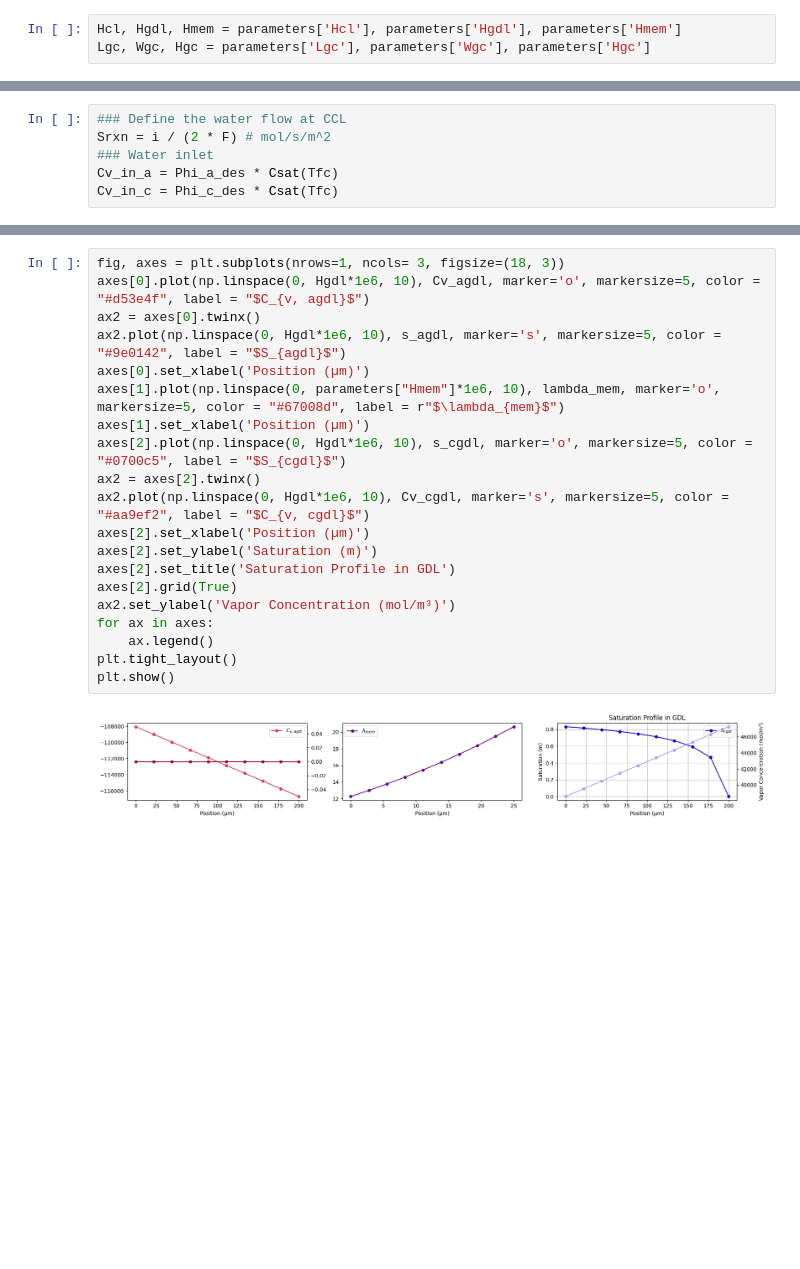
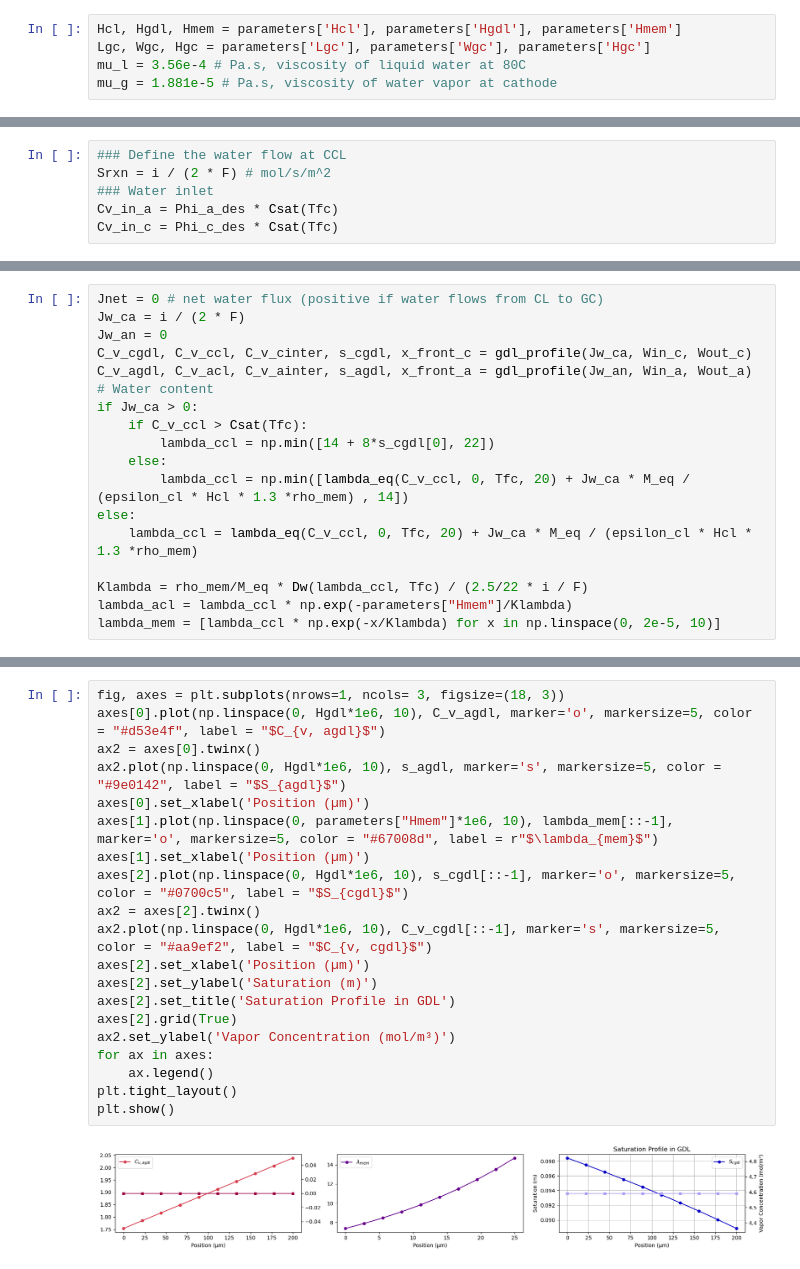
Before and after one commit to YuKwanH/DS-AlphaPEM, a Jupyter notebook: simulation/iteration_template.ipynb, the cells around one changed output, grey strips where cells are left out. Saved outputs shown, nothing was run; the diff lists cells and outputs as text; blank space fills up the shorter version.

```diff
--- a/simulation/iteration_template.ipynb
+++ b/simulation/iteration_template.ipynb
@@ -21,6 +21,8 @@ Project root path: d:\MFC2024
 # %%
 Hcl, Hgdl, Hmem = parameters['Hcl'], parameters['Hgdl'], parameters['Hmem']
 Lgc, Wgc, Hgc = parameters['Lgc'], parameters['Wgc'], parameters['Hgc']
+mu_l = 3.56e-4 # Pa.s, viscosity of liquid water at 80C
+mu_g = 1.881e-5 # Pa.s, viscosity of water vapor at cathode
 # %%
 Phi_a_des, Phi_c_des, Tfc = operating_inputs['Phi_a_des'], operating_inputs['Phi_c_des'], operating_inputs['Tfc']
 Pa_des, Pc_des = operating_inputs['Pa_des'], operating_inputs['Pc_des']
@@ -112,0 +154,18 @@ Jmem = 0.12933739657190366 , Jnet = 0
+# %%
+Jnet = 0 # net water flux (positive if water flows from CL to GC)
+Jw_ca = i / (2 * F)
+Jw_an = 0
+C_v_cgdl, C_v_ccl, C_v_cinter, s_cgdl, x_front_c = gdl_profile(Jw_ca, Win_c, Wout_c)
+C_v_agdl, C_v_acl, C_v_ainter, s_agdl, x_front_a = gdl_profile(Jw_an, Win_a, Wout_a)
+# Water content
+if Jw_ca > 0:
+    if C_v_ccl > Csat(Tfc):
+        lambda_ccl = np.min([14 + 8*s_cgdl[0], 22])
+    else:
+        lambda_ccl = np.min([lambda_eq(C_v_ccl, 0, Tfc, 20) + Jw_ca * M_eq / (epsilon_cl * Hcl * 1.3 *rho_mem) , 14])
+else:
+    lambda_ccl = lambda_eq(C_v_ccl, 0, Tfc, 20) + Jw_ca * M_eq / (epsilon_cl * Hcl * 1.3 *rho_mem)
+
+Klambda = rho_mem/M_eq * Dw(lambda_ccl, Tfc) / (2.5/22 * i / F)
+lambda_acl = lambda_ccl * np.exp(-parameters["Hmem"]/Klambda)
+lambda_mem = [lambda_ccl * np.exp(-x/Klambda) for x in np.linspace(0, 2e-5, 10)]
@@ -187,22 +213,22 @@ while abs(Jnet - Jmem) > 1e-4:
 # %%
 fig, axes = plt.subplots(nrows=1, ncols= 3, figsize=(18, 3))
-axes[0].plot(np.linspace(0, Hgdl*1e6, 10), Cv_agdl, marker='o', markersize=5, color = "#d53e4f", label = "$C_{v, agdl}$")
+axes[0].plot(np.linspace(0, Hgdl*1e6, 10), C_v_agdl, marker='o', markersize=5, color = "#d53e4f", label = "$C_{v, agdl}$")
 ax2 = axes[0].twinx()
 ax2.plot(np.linspace(0, Hgdl*1e6, 10), s_agdl, marker='s', markersize=5, color = "#9e0142", label = "$S_{agdl}$")
 axes[0].set_xlabel('Position (µm)')
-axes[1].plot(np.linspace(0, parameters["Hmem"]*1e6, 10), lambda_mem, marker='o', markersize=5, color = "#67008d", label = r"$\lambda_{mem}$")
+axes[1].plot(np.linspace(0, parameters["Hmem"]*1e6, 10), lambda_mem[::-1], marker='o', markersize=5, color = "#67008d", label = r"$\lambda_{mem}$")
 axes[1].set_xlabel('Position (µm)')
-axes[2].plot(np.linspace(0, Hgdl*1e6, 10), s_cgdl, marker='o', markersize=5, color = "#0700c5", label = "$S_{cgdl}$")
+axes[2].plot(np.linspace(0, Hgdl*1e6, 10), s_cgdl[::-1], marker='o', markersize=5, color = "#0700c5", label = "$S_{cgdl}$")
 ax2 = axes[2].twinx()
-ax2.plot(np.linspace(0, Hgdl*1e6, 10), Cv_cgdl, marker='s', markersize=5, color = "#aa9ef2", label = "$C_{v, cgdl}$")
+ax2.plot(np.linspace(0, Hgdl*1e6, 10), C_v_cgdl[::-1], marker='s', markersize=5, color = "#aa9ef2", label = "$C_{v, cgdl}$")
 axes[2].set_xlabel('Position (µm)')
 axes[2].set_ylabel('Saturation (m)')
 axes[2].set_title('Saturation Profile in GDL')
 axes[2].grid(True)
 ax2.set_ylabel('Vapor Concentration (mol/m³)')
 for ax in axes:
     ax.legend()
 plt.tight_layout()
 plt.show()
 # %% [output]
-[figure, old version]
+[figure, new version]
```
Also changed, not shown: parts of 6 cells of this notebook, 1 other file.
